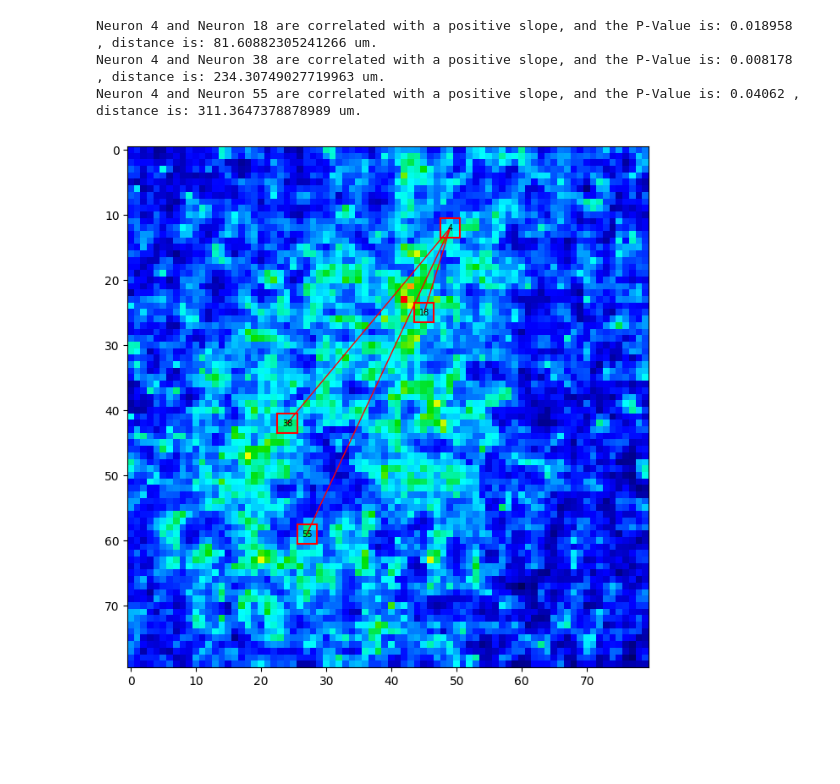
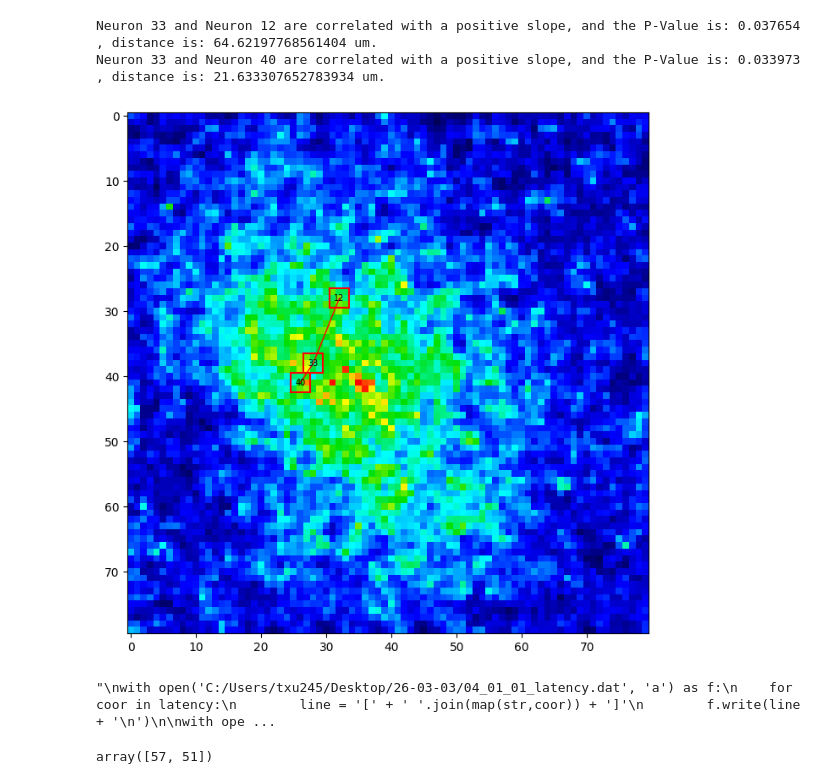
Before and after one commit to TianchengXu0420/ZDA_Adventure, a Jupyter notebook: 3x3Area.ipynb, the cells around one changed output. Saved outputs shown, nothing was run; the diff lists cells and outputs as text; code cells hidden in the pictures; blank space fills up the shorter version.

```diff
--- a/3x3Area.ipynb
+++ b/3x3Area.ipynb
@@ -141,24 +62,9 @@ candidates = [x for x in candidates if x[2] >= cutoff]
-# %%
-# Select those 3x3 areas without overlapping.
-def select_non_overlapping(candidates, snr_map):
-    candidates = sorted(candidates, key=lambda x: x[2], reverse=True)
-
-    selected = []
-    occupied = np.zeros_like(snr_map, dtype=bool)
-
-    for r, c, snr_value, comb in candidates:
-        r = int(r)
-        c = int(c)
-        if not np.any(occupied[r-1:r+2, c-1:c+2]):
-            selected.append([r, c])
-            occupied[r-1:r+2, c-1:c+2] = True
-
-    return selected
-
-# Implement.
-selected = select_non_overlapping(candidates, snr_map)
-identified_map = np.zeros_like(snr_map, dtype=int)
-
-for coor in selected:
-    identified_map[coor[0]][coor[1]] = 1
+# %%
+candidates = identify.candidates(Data_ave=Data_ave, cutoff=90, startPt=startPt, numPt=numPt)
+selected, shapes = identify.select_non_overlap(candidates=candidates, snr_map=snr_map)
+identified_map = np.zeros_like(snr_map, dtype=int)
+
+for coor in selected:
+    r, c = coor
+    identified_map[r][c] = 1
 # %%
@@ -204,7 +133,7 @@ connection = np.zeros(num, dtype=int)
 count = 0
 
 fig, ax = plt.subplots(figsize=(8,8))
-ax.imshow(snr_map / np.max(snr_map), vmin=0, vmax=1, cmap=Maps.colorbar())
+ax.imshow(snr_map / np.max(snr_map), vmin=0, vmax=1, cmap=maps.colorbar())
 
 for i, coor in enumerate(index):
 
@@ -231,7 +160,7 @@ for i in range(num):
     for j in range(trial):
 
         Trace = np.mean(Data[j, index[i][0]-1:index[i][0]+2, index[i][1]-1:index[i][1]+2, :], axis=(0, 1))
-        latency[i][j] = Maps.Half_Amp_Latency(Trace=Trace, startPt=startPt, numPt=numPt)
+        latency[i][j] = maps.Half_Amp_Latency(Trace=Trace, startPt=startPt, numPt=numPt)
 
 for i in range(num-1):
     for j in range(i+1, num):
@@ -275,8 +204,8 @@ Totally 2415 pairs.
 # %%
-neuro_label = 4
+neuro_label = 33
 
 fig, ax = plt.subplots(figsize=(8,8))
-ax.imshow(snr_map / np.max(snr_map), vmin=0, vmax=1, cmap=Maps.colorbar())
+ax.imshow(snr_map / np.max(snr_map), vmin=0, vmax=1, cmap=maps.colorbar())
 top = index[neuro_label-1][1] - 1.5
 bottom = index[neuro_label-1][1] + 1.5
 left = index[neuro_label-1][0] - 1.5
@@ -290,40 +219,56 @@ ax.annotate(str(neuro_label), xy=(index[neuro_label-1][1], index[neuro_label-1][
 
 for i in range(num):
 
     if i == neuro_label - 1:
         continue
     else:
         dist = np.sqrt((index[i][0] - index[neuro_label-1][0])**2 + (index[i][1] - index[neuro_label-1][1])**2) * 6
         Slope, _, _, pValue, _ = linregress(latency[i], latency[neuro_label-1])
 
         if pValue <=0.05 and Slope > 0:
             count = count + 1
             print('Neuron', neuro_label, 'and Neuron', i+1, 'are correlated with a positive slope, and the P-Value is:', np.round(pValue, 6), ', distance is:', dist, 'um.')
             loc_1 = index[i]
             loc_2 = index[neuro_label-1]
 
             ax.plot([loc_1[1], loc_2[1]], [loc_1[0], loc_2[0]], color='red', linewidth=1)
 
             top = loc_1[1] - 1.5
             bottom = loc_1[1] + 1.5
             left = loc_1[0] - 1.5
             right = loc_1[0] + 1.5
 
             ax.plot([top, top], [left, right], color=color, linewidth=linewidth)
             ax.plot([bottom, bottom], [left, right], color=color, linewidth=linewidth)
             ax.plot([top, bottom], [left, left], color=color, linewidth=linewidth)
             ax.plot([top, bottom], [right, right], color=color, linewidth=linewidth)
             ax.annotate(str(i+1), xy=(loc_1[1], loc_1[0]), ha='center', va='center', fontsize=7, color='black')
 
 plt.show()
 # %% [output]
-Neuron 4 and Neuron 18 are correlated with a positive slope, and the P-Value is: 0.018958 , distance is: 81.60882305241266 um.
-Neuron 4 and Neuron 38 are correlated with a positive slope, and the P-Value is: 0.008178 , distance is: 234.30749027719963 um.
-Neuron 4 and Neuron 55 are correlated with a positive slope, and the P-Value is: 0.04062 , distance is: 311.3647378878989 um.
+Neuron 33 and Neuron 12 are correlated with a positive slope, and the P-Value is: 0.037654 , distance is: 64.62197768561404 um.
+Neuron 33 and Neuron 40 are correlated with a positive slope, and the P-Value is: 0.033973 , distance is: 21.633307652783934 um.
-[figure, old version]
+[figure, new version]
 # %%
-
-with open('C:/Users/txu245/Desktop/26-02-24/01_01_03_latency.dat', 'a') as f:
+'''
+with open('C:/Users/txu245/Desktop/26-03-03/04_01_01_latency.dat', 'a') as f:
     for coor in latency:
         line = '[' + ' '.join(map(str,coor)) + ']'
         f.write(line + '\n')
+
+with open('C:/Users/txu245/Desktop/26-03-03/04_01_01_location.dat', 'a') as f:
+    for coor in index:
+        line = '[' + ' '.join(map(str,coor)) + ']'
+        f.write(line + '\n')
+
+with open('C:/Users/txu245/Desktop/26-03-03/04_01_01_rli.dat', 'a') as f:
+    for coor in rli:
+        line = '[' + ' '.join(map(str,coor)) + ']'
+        f.write(line + '\n')
+'''
+# %% [output]
+"\nwith open('C:/Users/txu245/Desktop/26-03-03/04_01_01_latency.dat', 'a') as f:\n    for coor in latency:\n        line = '[' + ' '.join(map(str,coor)) + ']'\n        f.write(line + '\n')\n\nwith ope ...
+# %%
+index[67]
+# %% [output]
+array([57, 51])
```
Also changed, not shown: parts of 14 cells of this notebook.
